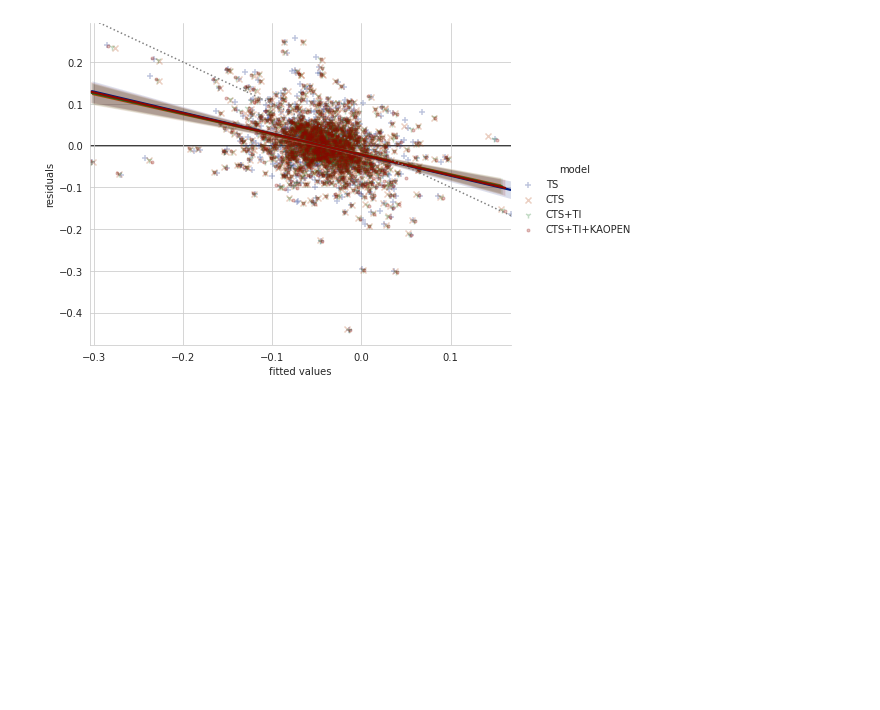
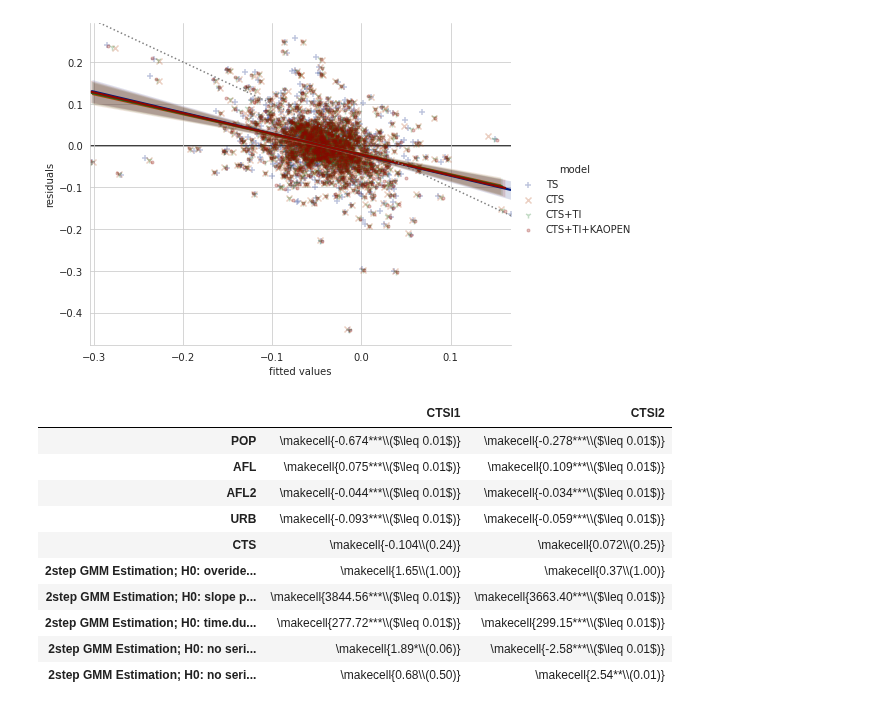
Before and after one commit to drakesiard/em-2020, a Jupyter notebook: analysis/D3_gmm_result_collection.ipynb, the cells around one changed output. Saved outputs shown, nothing was run; the diff lists cells and outputs as text; code cells hidden in the pictures; blank space fills up the shorter version.

Commit message:
Testing lags of endogenous variable, stabilising lmplots

```diff
--- a/analysis/D3_gmm_result_collection.ipynb
+++ b/analysis/D3_gmm_result_collection.ipynb
@@ -303,3 +303,33 @@ plt.plot((-1, 1), (1, -1), color='grey', linestyle=':')
 save_fig('diffGMM_residual_plot_all.pdf')
 # %% [output]
 [figure]
+# %%
+cts_subset_lag1 = get('/home/drake/workspace/em-2020/analysis/D3_gmm/diffGMM_Rafiq2016-CTS_subset_lag1.pickle.bz2')
+cts_subset_lag2 = get('/home/drake/workspace/em-2020/analysis/D3_gmm/diffGMM_Rafiq2016-CTS_subset_lag2.pickle.bz2')
+
+pd.testing.assert_frame_equal(cts_subset_lag2['pdynmc_coef'], cts_subset['pdynmc_coef'])
+
+
+coef_table_lags = pd.DataFrame({
+    'CTSl1': process_var_coefs(cts_subset_lag1),
+    'CTSl2': process_var_coefs(cts_subset_lag2),
+})
+
+test_table_lags = pd.DataFrame({
+    'CTSl1': process_test_results(cts_subset_lag1),
+    'CTSl2': process_test_results(cts_subset_lag2),
+})
+
+pd.concat([coef_table_lags, test_table_lags], axis='rows')
+# %% [output]
+|  | CTSl1 | CTSl2 |
+| POP | \makecell{-0.674***\\($\leq 0.01$)} | \makecell{-0.278***\\($\leq 0.01$)} |
+| AFL | \makecell{0.075***\\($\leq 0.01$)} | \makecell{0.109***\\($\leq 0.01$)} |
+| AFL2 | \makecell{-0.044***\\($\leq 0.01$)} | \makecell{-0.034***\\($\leq 0.01$)} |
+| URB | \makecell{-0.093***\\($\leq 0.01$)} | \makecell{-0.059***\\($\leq 0.01$)} |
+| CTS | \makecell{-0.104\\(0.24)} | \makecell{0.072\\(0.25)} |
+| 2step GMM Estimation; H0: overide... | \makecell{1.65\\(1.00)} | \makecell{0.37\\(1.00)} |
+| 2step GMM Estimation; H0: slope p... | \makecell{3844.56***\\($\leq 0.01$)} | \makecell{3663.40***\\($\leq 0.01$)} |
+| 2step GMM Estimation; H0: time.du... | \makecell{277.72***\\($\leq 0.01$)} | \makecell{299.15***\\($\leq 0.01$)} |
+| 2step GMM Estimation; H0: no seri... | \makecell{1.89*\\(0.06)} | \makecell{-2.58***\\($\leq 0.01$)} |
+| 2step GMM Estimation; H0: no seri... | \makecell{0.68\\(0.50)} | \makecell{2.54**\\(0.01)} |
```
Also changed, not shown: parts of 3 cells of this notebook, 9 other files.
